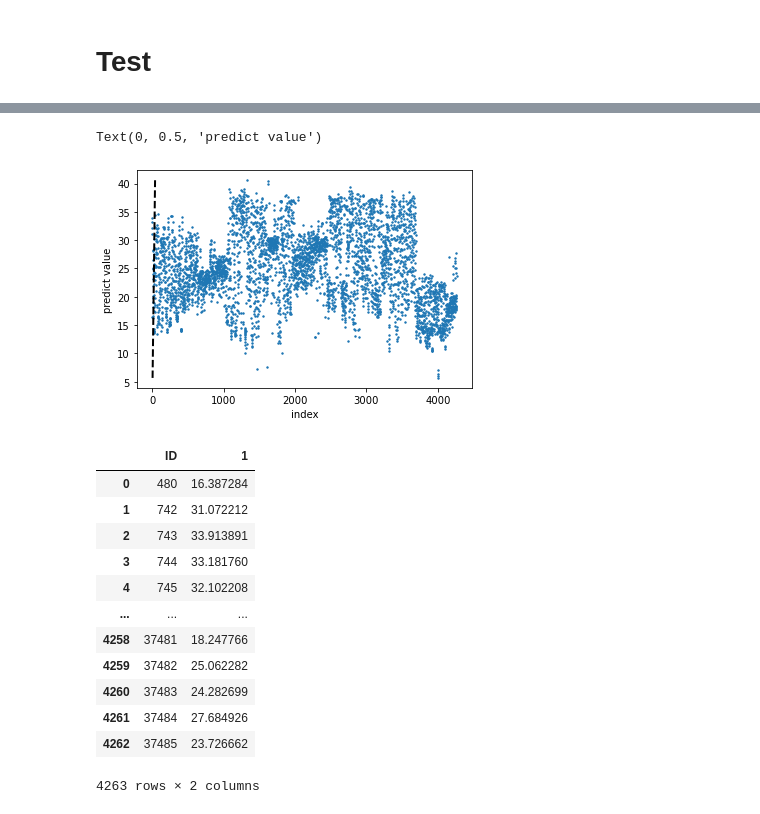
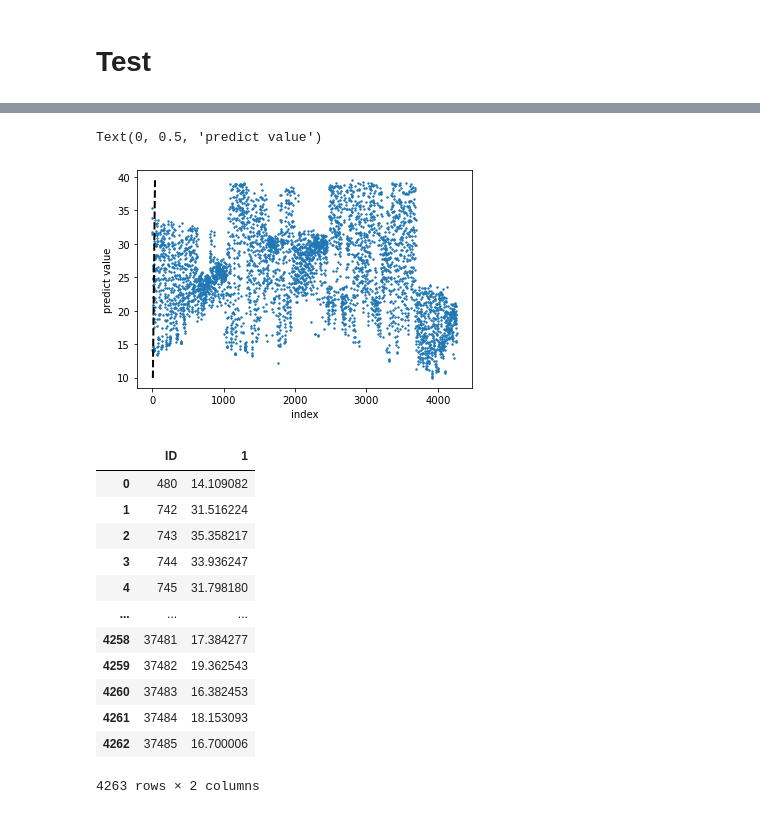
Before and after one commit to kevin879275/DL_FinalProject, a Jupyter notebook: main.ipynb, the cells around one changed output, grey strips where cells are left out. Cells and saved outputs as stored; diff of their text form; code cells hidden in the pictures.

```diff
--- a/main.ipynb
+++ b/main.ipynb
@@ -223,8 +432,8 @@ from sklearn.metrics import mean_squared_error, mean_absolute_error, r2_score
 svr = SVR()
 regr = MLPRegressor(activation='relu', alpha=0.0001, batch_size='auto', beta_1=0.9,
        beta_2=0.999, early_stopping=False, epsilon=1e-08,
-       hidden_layer_sizes=(100,), learning_rate='constant',
-       learning_rate_init=0.001, max_iter=200, momentum=0.9,
+       hidden_layer_sizes=(100,), learning_rate='adaptive',
+       learning_rate_init=0.001, max_iter=500, momentum=0.9,
        n_iter_no_change=10, nesterovs_momentum=True, power_t=0.5,
        random_state=None, shuffle=True, solver='adam', tol=0.0001,
        validation_fraction=0.1, verbose=True, warm_start=False)
@@ -291,7 +500,12 @@ R-squared: 0.57
 # %% [markdown]
 # Test
 # %%
-x = pd.merge(Test_report_x, Test_breed_x, on = '乳牛編號', how = 'left')
-x = pd.merge(x, Test_birth_x, on = '乳牛編號', how = 'left')
-x.fillna(-1,inplace = True)
-x_without_ID = x.drop(columns = ['乳牛編號','乳量','ID'], axis = 1)
+test_x = pd.merge(Test_report_x, Test_breed_x, on = ['乳牛編號', '酪農場代號'], how = 'left')
+# test_x = pd.merge(test_x, Test_birth_x, on = ['乳牛編號', '酪農場代號'], how = 'left')
+
+test_x['孕檢'] = test_x['孕檢'].fillna(0)
+test_x['配種精液'] = test_x['配種精液'].fillna(test_x['配種精液'].mean())
+test_x['配種方式'] = test_x['配種方式'].fillna(test_x['配種方式'].mean())
+test_x['精液種類'] = test_x['精液種類'].fillna(test_x['精液種類'].mean())
+x_without_ID = test_x.drop(columns = ['乳牛編號','乳量','ID'], axis = 1)
+x_without_ID
@@ -298,8 +538,8 @@ x_without_ID = x.drop(columns = ['乳牛編號','乳量','ID'], axis = 1)
 # %%
 predict = regr.predict(x_without_ID)
 val = pd.DataFrame({'預測乳量':predict})
-x = x.join(val)
-x_group = x.groupby(['ID']).mean()
+mx = test_x.join(val)
+x_group = mx.groupby(['ID']).mean()
 x_index = list(range(0,x_group.shape[0]))
-x_group.index
+x_group
 # %% [output]
@@ -312,30 +563,32 @@ Int64Index([  480,   742,   743,   744,   745,   793,   794,   800,   801,
+# %%
+mx = x_group
 # %%
-plt.scatter(x_index,x_group['預測乳量'].values,s=2)
+plt.scatter(x_index,mx['預測乳量'].values,s=2)
 #plt.plot(predict_y, predict_y, 'ro')
-plt.plot([x_group['預測乳量'].values.min(), x_group['預測乳量'].values.max()],
-         [x_group['預測乳量'].values.min(),x_group['預測乳量'].values.max()], 'k--', lw=2)
+plt.plot([mx['預測乳量'].values.min(), mx['預測乳量'].values.max()],
+         [mx['預測乳量'].values.min(),mx['預測乳量'].values.max()], 'k--', lw=2)
 plt.xlabel('index')
 plt.ylabel('predict value')
 # %% [output]
 Text(0, 0.5, 'predict value')
-[figure, old version]
+[figure, new version]
 # %%
-for index in range(x_group.shape[0]):
-    submission.loc[index, ['1']] = x_group['預測乳量'].values[index]
+for index in range(mx.shape[0]):
+    submission.loc[index, ['1']] = mx['預測乳量'].values[index]
 submission
 # %% [output]
 |  | ID | 1 |
-| 0 | 480 | 16.387284 |
-| 1 | 742 | 31.072212 |
-| 2 | 743 | 33.913891 |
-| 3 | 744 | 33.181760 |
-| 4 | 745 | 32.102208 |
+| 0 | 480 | 14.109082 |
+| 1 | 742 | 31.516224 |
+| 2 | 743 | 35.358217 |
+| 3 | 744 | 33.936247 |
+| 4 | 745 | 31.798180 |
 | ... | ... | ... |
-| 4258 | 37481 | 18.247766 |
-| 4259 | 37482 | 25.062282 |
-| 4260 | 37483 | 24.282699 |
-| 4261 | 37484 | 27.684926 |
-| 4262 | 37485 | 23.726662 |
+| 4258 | 37481 | 17.384277 |
+| 4259 | 37482 | 19.362543 |
+| 4260 | 37483 | 16.382453 |
+| 4261 | 37484 | 18.153093 |
+| 4262 | 37485 | 16.700006 |
 4263 rows × 2 columns
 # %%
 submission.columns = ['ID','預測乳量']
```
Also changed, not shown: parts of 29 cells of this notebook.
